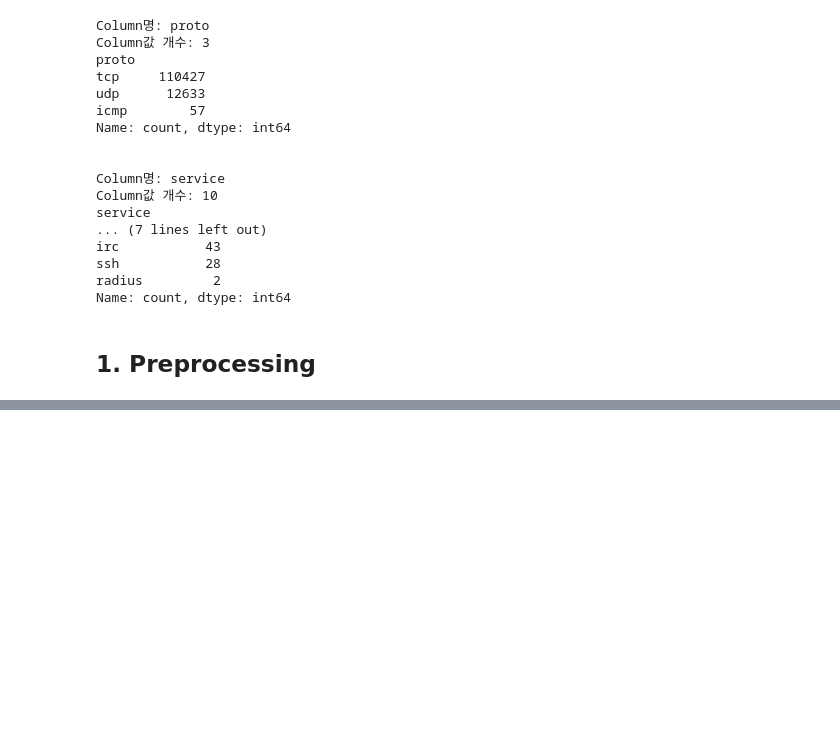
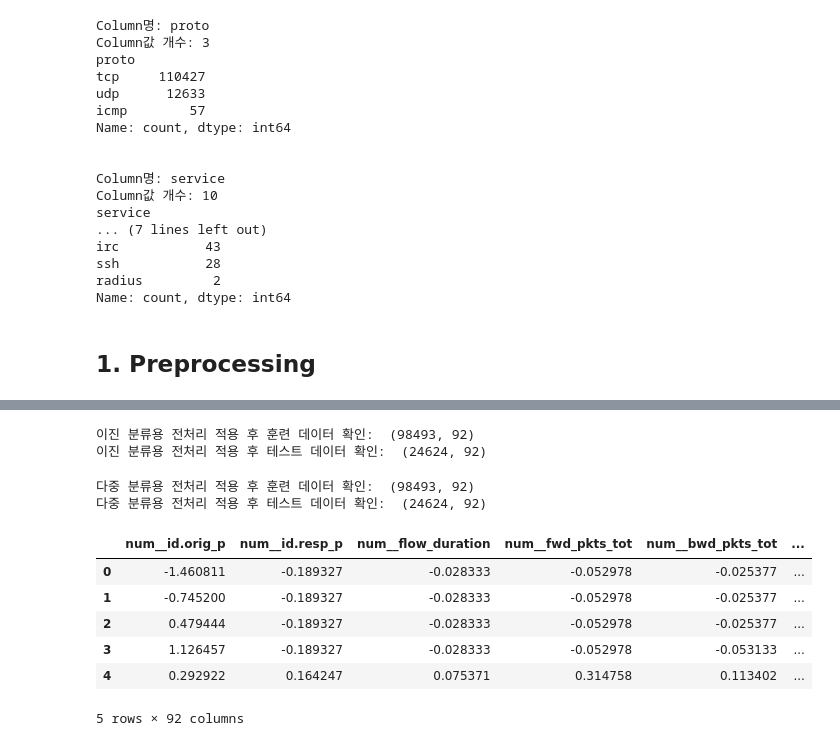
Before and after one commit to Basic-Track-Team5/term-project, a Jupyter notebook: main.ipynb, the cells around one changed output, grey strips where cells are left out. Saved outputs shown, nothing was run; the diff lists cells and outputs as text; code cells hidden in the pictures; blank space fills up the shorter version.

Commit message:
feat: preprocessing

```diff
--- a/main.ipynb
+++ b/main.ipynb
@@ -268,14 +280,0 @@ memory usage: 81.1+ MB
-# %%
-from sklearn.preprocessing import StandardScaler
-
-feature_cols = df.columns.tolist()
-exclude_cols_for_scaling = ['Attack_type', 'Binary_Attack_type', 'Attack_type_Encoded', 'Binary_Attack_type_Encoded']
-feature_cols = [col for col in feature_cols if col not in exclude_cols_for_scaling]
-
-# Feature 데이터 선택
-X = df[feature_cols] # Feature 데이터(target 변수를 제외한 나머지)
-y_binary = df['Binary_Attack_type_Encoded'] # 이진 분류 target
-y_multi = df['Attack_type_Encoded'] # 다중 분류 target
-
-print("Features before scaling:")
-print(X.head())
@@ -328,0 +281,43 @@ X_scaled.describe()
+# %%
+from sklearn.model_selection import train_test_split
+
+# 이진 분류용 훈련/테스트 데이터 분리
+X_train_binary, X_test_binary, y_train_binary, y_test_binary = train_test_split(X, y_binary_encoded, test_size=0.2, random_state=42)
+
+# 다중 분류용 훈련/테스트 데이터 분리
+X_train_multi, X_test_multi, y_train_multi, y_test_multi = train_test_split(X, y_multi_encoded, test_size=0.2, random_state=42)
+# %%
+# 이진 분류용 전처리 적용
+X_train_binary_processed = preprocessor.fit_transform(X_train_binary)
+X_test_binary_processed = preprocessor.transform(X_test_binary)
+
+# 전처리 적용 후 데이터 shape 확인
+print("이진 분류용 전처리 적용 후 훈련 데이터 확인: ", X_train_binary_processed.shape)
+print("이진 분류용 전처리 적용 후 테스트 데이터 확인: ", X_test_binary_processed.shape)
+# %% [output]
+이진 분류용 전처리 적용 후 훈련 데이터 확인:  (98493, 92)
+이진 분류용 전처리 적용 후 테스트 데이터 확인:  (24624, 92)
+# %%
+# 다중 분류용 전처리 적용
+X_train_multi_processed = preprocessor.fit_transform(X_train_multi)
+X_test_multi_processed = preprocessor.transform(X_test_multi)
+
+# 전처리 적용 후 데이터 shape 확인
+print("다중 분류용 전처리 적용 후 훈련 데이터 확인: ", X_train_multi_processed.shape)
+print("다중 분류용 전처리 적용 후 테스트 데이터 확인: ", X_test_multi_processed.shape)
+# %% [output]
+다중 분류용 전처리 적용 후 훈련 데이터 확인:  (98493, 92)
+다중 분류용 전처리 적용 후 테스트 데이터 확인:  (24624, 92)
+# %%
+# 이진 분류용 전처리 적용 후 데이터 확인
+features_names_binary = preprocessor.get_feature_names_out()
+X_processed_binary = pd.DataFrame(X_train_binary_processed, columns=features_names_binary)
+X_processed_binary.head()
+# %% [output]
+|  | num__id.orig_p | num__id.resp_p | num__flow_duration | num__fwd_pkts_tot | num__bwd_pkts_tot | ... |
+| 0 | -1.460811 | -0.189327 | -0.028333 | -0.052978 | -0.025377 | ... |
+| 1 | -0.745200 | -0.189327 | -0.028333 | -0.052978 | -0.025377 | ... |
+| 2 | 0.479444 | -0.189327 | -0.028333 | -0.052978 | -0.025377 | ... |
+| 3 | 1.126457 | -0.189327 | -0.028333 | -0.052978 | -0.053133 | ... |
+| 4 | 0.292922 | 0.164247 | 0.075371 | 0.314758 | 0.113402 | ... |
+5 rows × 92 columns
```
Also changed, not shown: parts of 21 cells of this notebook.
